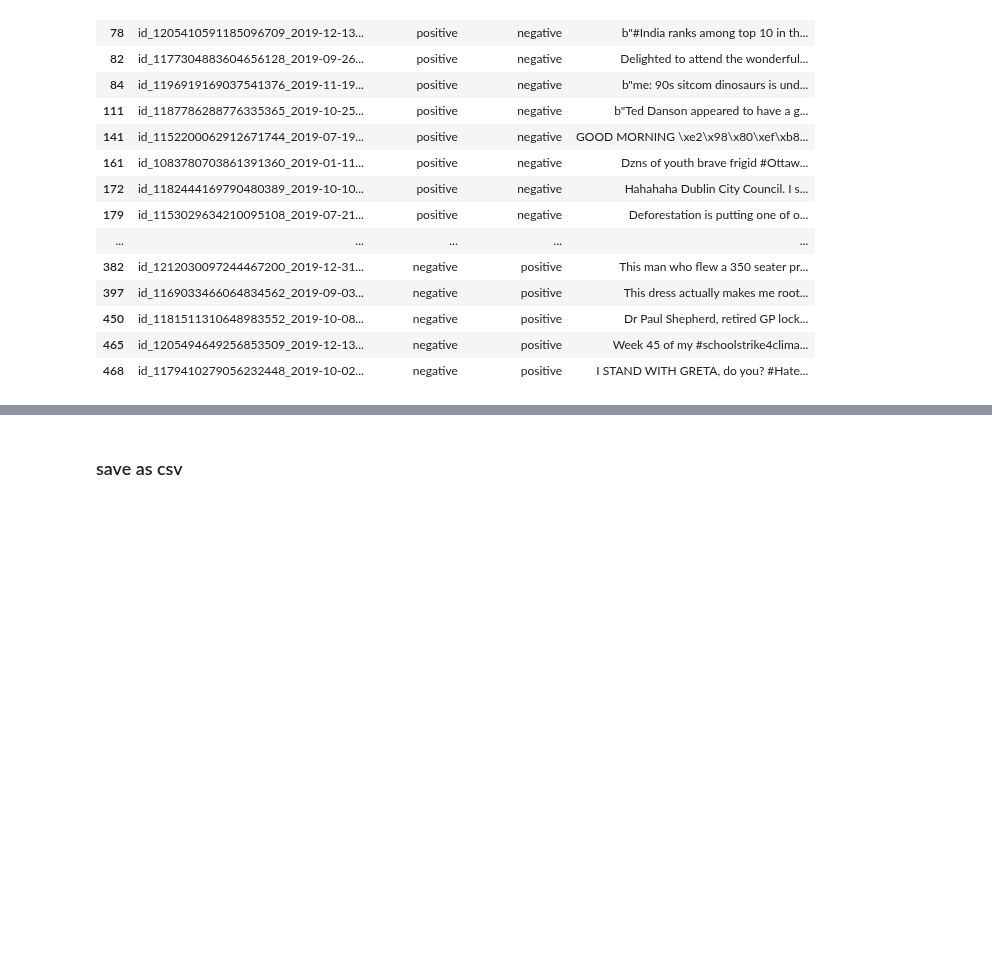
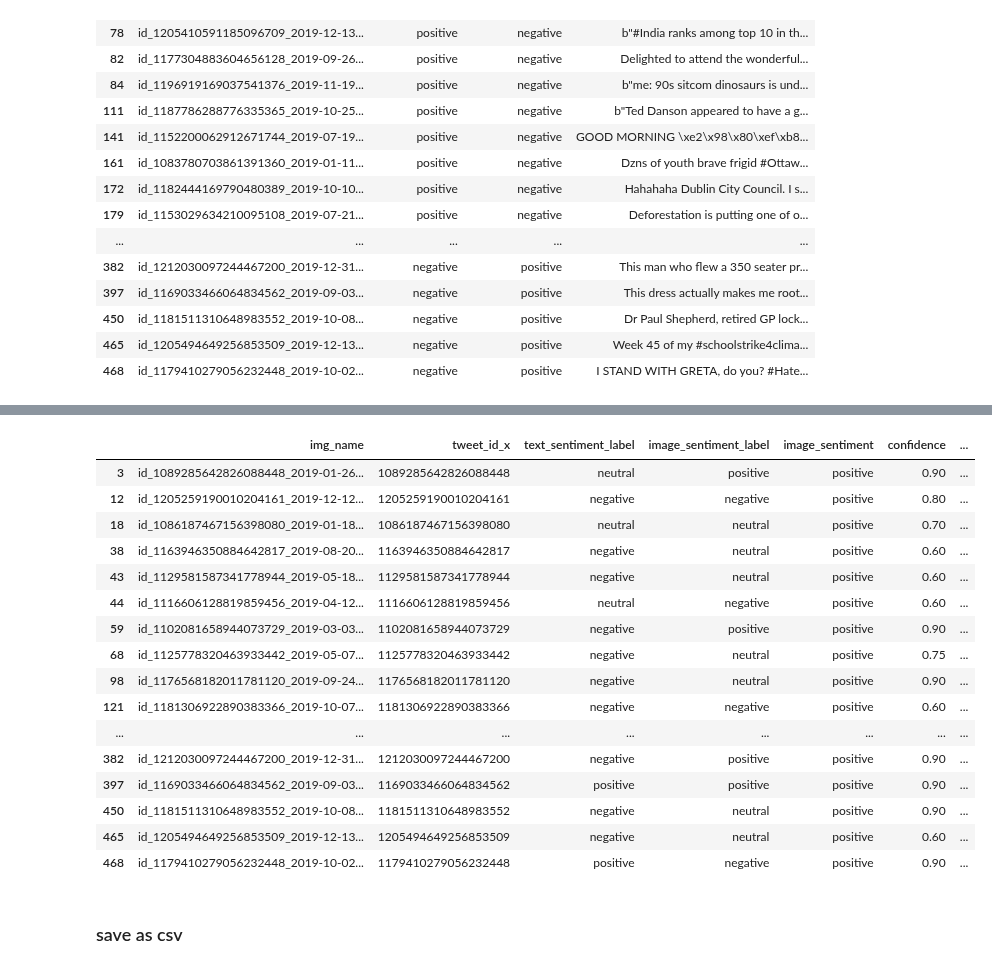
Before and after one commit to mkleinma/Team_Project_ComputerVision, a Jupyter notebook: assessment/sentiment-analysis/labeled_subset_evaluation_text.ipynb, the cells around one changed output, grey strips where cells are left out. Drawn from its saved outputs; the diff is of its cells as text; code cells hidden in the pictures; blank space fills up the shorter version.

```diff
--- a/assessment/sentiment-analysis/labeled_subset_evaluation_text.ipynb
+++ b/assessment/sentiment-analysis/labeled_subset_evaluation_text.ipynb
@@ -358,3 +530,23 @@ opposite_text_image[opposite_text_image['sentiment'] == 'negative'].head()
+# %%
+opposite_text_image[opposite_text_image['image_sentiment'] == 'positive']
+# %% [output]
+|  | img_name | tweet_id_x | text_sentiment_label | image_sentiment_label | image_sentiment | confidence | ... |
+| 3 | id_1089285642826088448_2019-01-26... | 1089285642826088448 | neutral | positive | positive | 0.90 | ... |
+| 12 | id_1205259190010204161_2019-12-12... | 1205259190010204161 | negative | negative | positive | 0.80 | ... |
+| 18 | id_1086187467156398080_2019-01-18... | 1086187467156398080 | neutral | neutral | positive | 0.70 | ... |
+| 38 | id_1163946350884642817_2019-08-20... | 1163946350884642817 | negative | neutral | positive | 0.60 | ... |
+| 43 | id_1129581587341778944_2019-05-18... | 1129581587341778944 | negative | neutral | positive | 0.60 | ... |
+| 44 | id_1116606128819859456_2019-04-12... | 1116606128819859456 | neutral | negative | positive | 0.60 | ... |
+| 59 | id_1102081658944073729_2019-03-03... | 1102081658944073729 | negative | positive | positive | 0.90 | ... |
+| 68 | id_1125778320463933442_2019-05-07... | 1125778320463933442 | negative | neutral | positive | 0.75 | ... |
+| 98 | id_1176568182011781120_2019-09-24... | 1176568182011781120 | negative | neutral | positive | 0.90 | ... |
+| 121 | id_1181306922890383366_2019-10-07... | 1181306922890383366 | negative | negative | positive | 0.60 | ... |
+| ... | ... | ... | ... | ... | ... | ... | ... |
+| 382 | id_1212030097244467200_2019-12-31... | 1212030097244467200 | negative | positive | positive | 0.90 | ... |
+| 397 | id_1169033466064834562_2019-09-03... | 1169033466064834562 | positive | positive | positive | 0.90 | ... |
+| 450 | id_1181511310648983552_2019-10-08... | 1181511310648983552 | negative | neutral | positive | 0.90 | ... |
+| 465 | id_1205494649256853509_2019-12-13... | 1205494649256853509 | negative | neutral | positive | 0.60 | ... |
+| 468 | id_1179410279056232448_2019-10-02... | 1179410279056232448 | positive | negative | positive | 0.90 | ... |
 # %% [markdown]
 ### save as csv
 # %%
```
Also changed, not shown: parts of 19 cells of this notebook, 30 other files.
